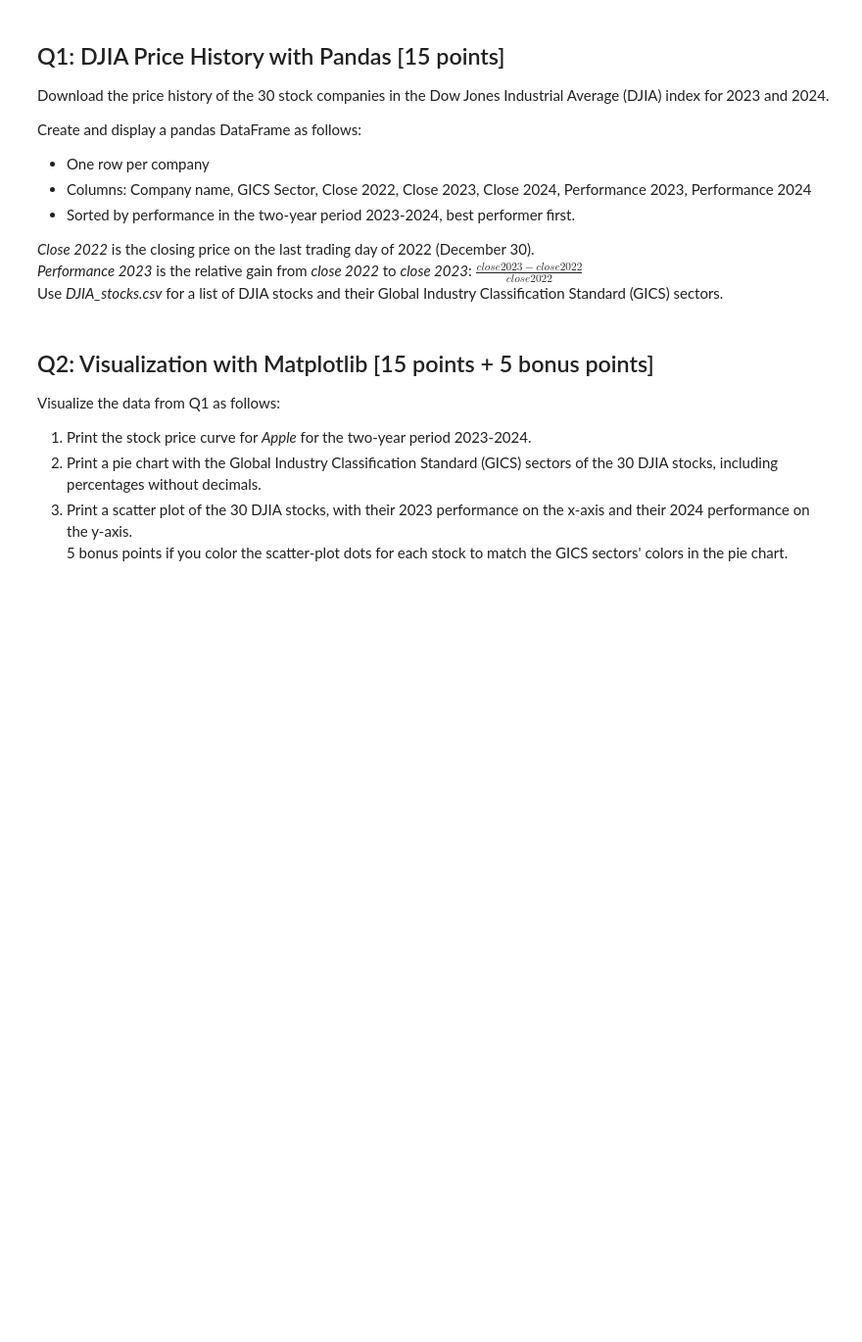
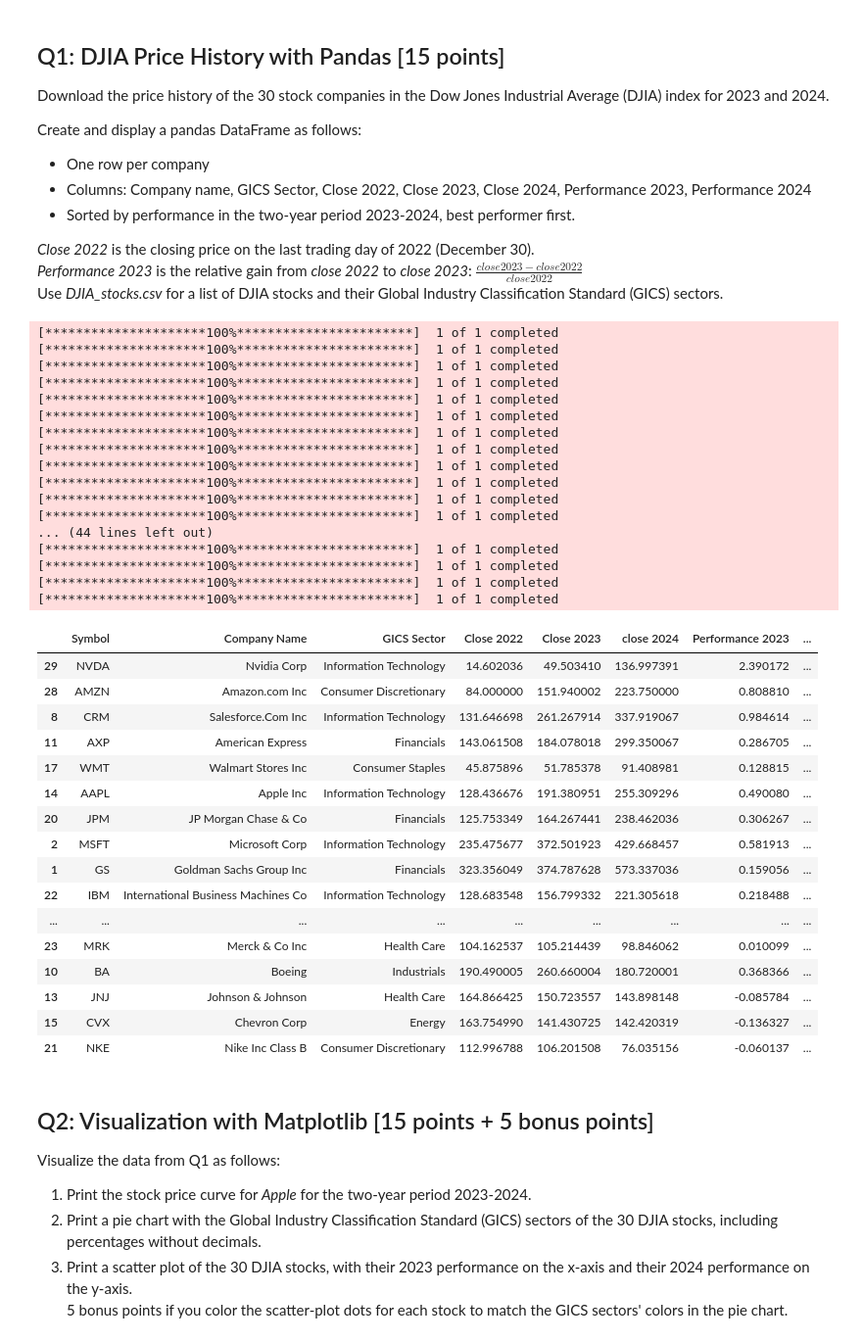
Before and after one commit to michaelyiu1/DSCI510_Lab11, a Jupyter notebook: Lab11_Michael_Yiu.ipynb, the cells around one changed output. Shown at 98% size. Saved outputs shown, nothing was run; the diff lists cells and outputs as text; code cells hidden in the pictures; blank space fills up the shorter version.

```diff
--- a/Lab11_Michael_Yiu.ipynb
+++ b/Lab11_Michael_Yiu.ipynb
@@ -33,3 +28,77 @@ import yfinance as yf
+# %%
+import pandas as pd
+import yfinance as yf
+import sys
+
+# Add your code here
+price_history = []
+df = pd.read_csv('DJIA_stocks.csv')
+for index, row in df.iterrows():
+    symbol = row['Symbol']
+    name = row['Description']
+    GICS = row['GICS Sector']
+    try:
+        data_2023 = yf.download(tickers=symbol, start='2022-12-30', end='2023-12-30', interval='1d')
+        data_2024 = yf.download(tickers=symbol, start='2023-12-30', end='2024-12-30', interval='1d')
+        close_2022 = data_2023['Close'].iloc[0].item()
+        close_2023 = data_2023['Close'].iloc[-1].item()
+        close_2024 = data_2024['Close'].iloc[-1].item()
+        performance_2023 = (close_2023 - close_2022) / close_2022
+        performance_2024 = (close_2024 - close_2023) / close_2023
+
+        price_history.append({
+            'Symbol' : symbol,
+            'Company Name': name,
+            'GICS Sector': GICS,
+            'Close 2022': close_2022,
+            'Close 2023': close_2023,
+            'close 2024': close_2024,
+            'Performance 2023': performance_2023,
+            'Performance 2024': performance_2024,
+            'Performance Total': (close_2024 - close_2022) / close_2022
+        })
+
+    except:
+        sys.stderr.write(f"Error with symbol {symbol}")
+
+stocks = pd.DataFrame(price_history)
+stocks_sorted = stocks.sort_values(by='Performance Total',ascending=False)
+stocks_sorted
+# %% [output]
+[*********************100%***********************]  1 of 1 completed
+[*********************100%***********************]  1 of 1 completed
+[*********************100%***********************]  1 of 1 completed
+[*********************100%***********************]  1 of 1 completed
+[*********************100%***********************]  1 of 1 completed
+[*********************100%***********************]  1 of 1 completed
+[*********************100%***********************]  1 of 1 completed
+[*********************100%***********************]  1 of 1 completed
+[*********************100%***********************]  1 of 1 completed
+[*********************100%***********************]  1 of 1 completed
+[*********************100%***********************]  1 of 1 completed
+[*********************100%***********************]  1 of 1 completed
+... (44 lines left out)
+[*********************100%***********************]  1 of 1 completed
+[*********************100%***********************]  1 of 1 completed
+[*********************100%***********************]  1 of 1 completed
+[*********************100%***********************]  1 of 1 completed
+|  | Symbol | Company Name | GICS Sector | Close 2022 | Close 2023 | close 2024 | Performance 2023 | ... |
+| 29 | NVDA | Nvidia Corp | Information Technology | 14.602036 | 49.503410 | 136.997391 | 2.390172 | ... |
+| 28 | AMZN | Amazon.com Inc | Consumer Discretionary | 84.000000 | 151.940002 | 223.750000 | 0.808810 | ... |
+| 8 | CRM | Salesforce.Com Inc | Information Technology | 131.646698 | 261.267914 | 337.919067 | 0.984614 | ... |
+| 11 | AXP | American Express | Financials | 143.061508 | 184.078018 | 299.350067 | 0.286705 | ... |
+| 17 | WMT | Walmart Stores Inc | Consumer Staples | 45.875896 | 51.785378 | 91.408981 | 0.128815 | ... |
+| 14 | AAPL | Apple Inc | Information Technology | 128.436676 | 191.380951 | 255.309296 | 0.490080 | ... |
+| 20 | JPM | JP Morgan Chase & Co | Financials | 125.753349 | 164.267441 | 238.462036 | 0.306267 | ... |
+| 2 | MSFT | Microsoft Corp | Information Technology | 235.475677 | 372.501923 | 429.668457 | 0.581913 | ... |
+| 1 | GS | Goldman Sachs Group Inc | Financials | 323.356049 | 374.787628 | 573.337036 | 0.159056 | ... |
+| 22 | IBM | International Business Machines Co | Information Technology | 128.683548 | 156.799332 | 221.305618 | 0.218488 | ... |
+| ... | ... | ... | ... | ... | ... | ... | ... | ... |
+| 23 | MRK | Merck & Co Inc | Health Care | 104.162537 | 105.214439 | 98.846062 | 0.010099 | ... |
+| 10 | BA | Boeing | Industrials | 190.490005 | 260.660004 | 180.720001 | 0.368366 | ... |
+| 13 | JNJ | Johnson & Johnson | Health Care | 164.866425 | 150.723557 | 143.898148 | -0.085784 | ... |
+| 15 | CVX | Chevron Corp | Energy | 163.754990 | 141.430725 | 142.420319 | -0.136327 | ... |
+| 21 | NKE | Nike Inc Class B | Consumer Discretionary | 112.996788 | 106.201508 | 76.035156 | -0.060137 | ... |
 # %% [markdown]
 Q2: Visualization with Matplotlib [15 points + 5 bonus points]
 ---
```
Also changed, not shown: parts of 4 cells of this notebook.
